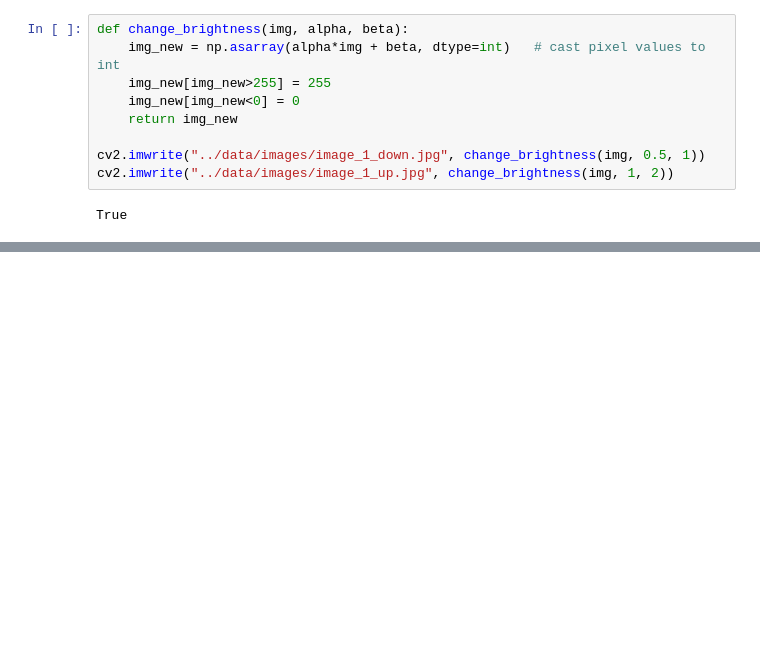
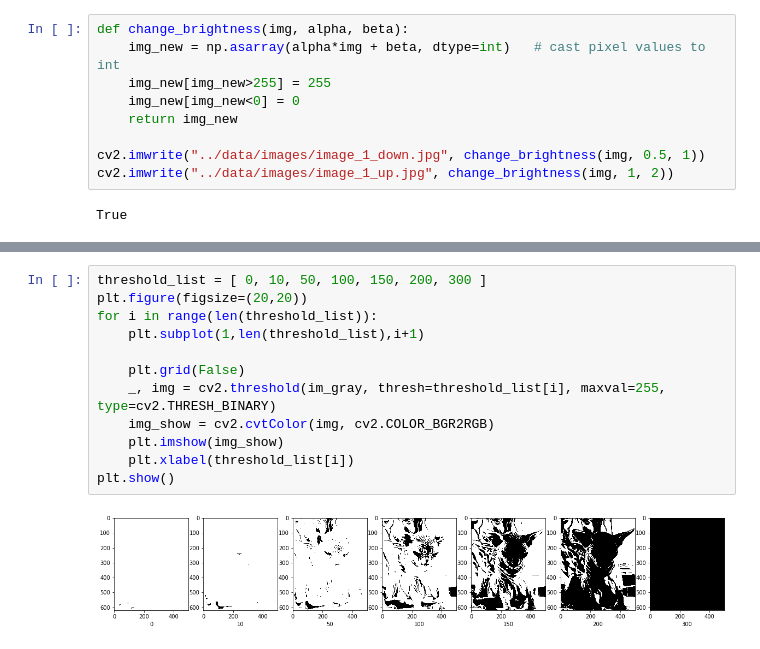
Before and after one commit to chidokun/data-science-review, a Jupyter notebook: notebooks/image-processing.ipynb, the cells around one changed output, grey strips where cells are left out. Saved outputs shown, nothing was run; the diff lists cells and outputs as text; blank space fills up the shorter version.

```diff
--- a/notebooks/image-processing.ipynb
+++ b/notebooks/image-processing.ipynb
@@ -199,0 +234,14 @@ plt.show()
+# %%
+threshold_list = [ 0, 10, 50, 100, 150, 200, 300 ]
+plt.figure(figsize=(20,20))
+for i in range(len(threshold_list)):
+    plt.subplot(1,len(threshold_list),i+1)
+
+    plt.grid(False)
+    _, img = cv2.threshold(im_gray, thresh=threshold_list[i], maxval=255, type=cv2.THRESH_BINARY)
+    img_show = cv2.cvtColor(img, cv2.COLOR_BGR2RGB)
+    plt.imshow(img_show)
+    plt.xlabel(threshold_list[i])
+plt.show()
+# %% [output]
+[figure, added]
```
Also changed, not shown: parts of 14 cells of this notebook.
